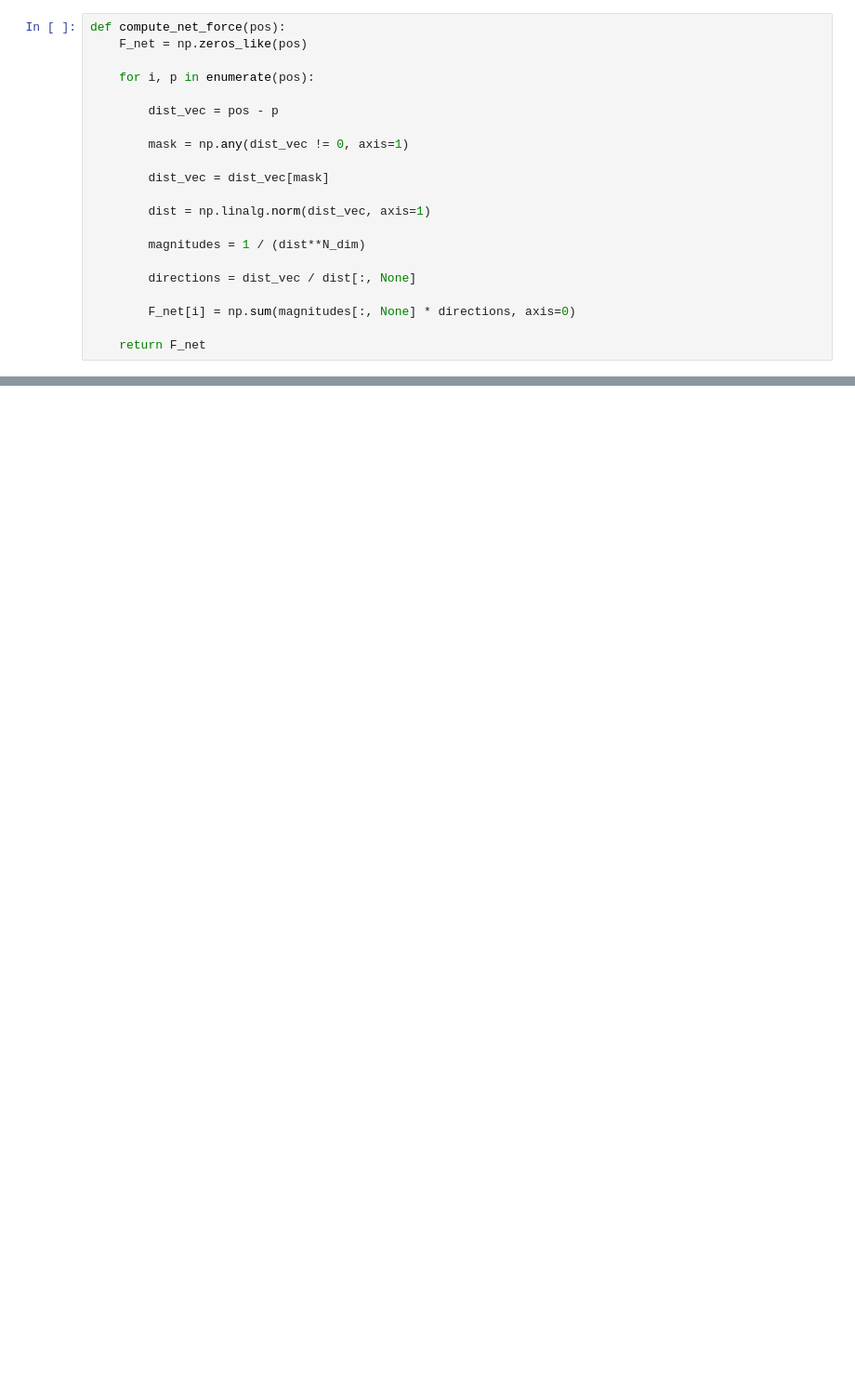
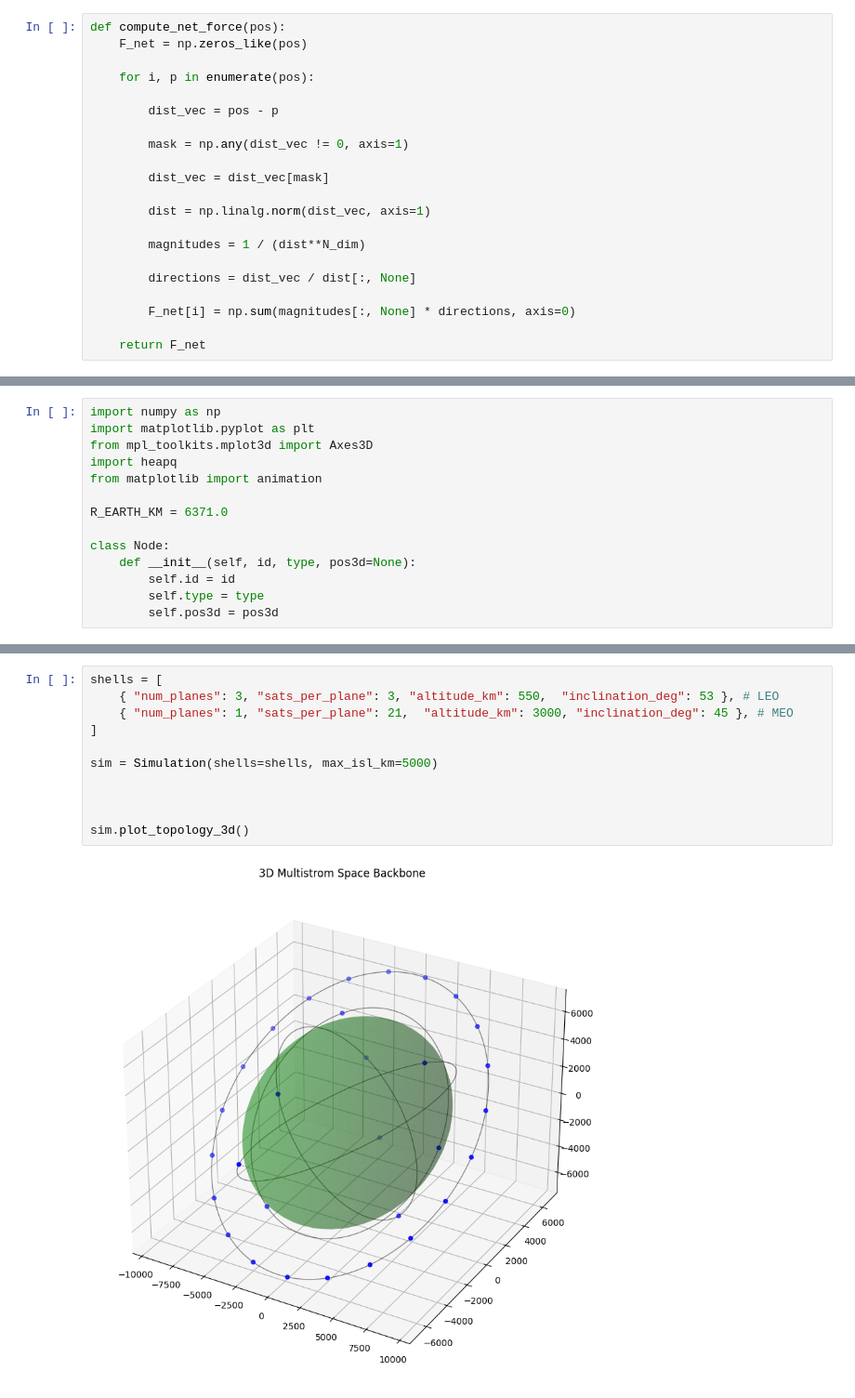
Before and after one commit to nasianikolova/Cluster-of-satellites, a Jupyter notebook: electrostatic.ipynb, the cells around one changed output, grey strips where cells are left out. Shown at 93% size. Saved outputs shown, nothing was run; the diff lists cells and outputs as text; blank space fills up the shorter version.

```diff
--- a/electrostatic.ipynb
+++ b/electrostatic.ipynb
@@ -217,0 +220,14 @@ plot_positions_3d(pos_current)
+# %%
+import numpy as np
+import matplotlib.pyplot as plt
+from mpl_toolkits.mplot3d import Axes3D
+import heapq
+from matplotlib import animation
+
+R_EARTH_KM = 6371.0
+
+class Node:
+    def __init__(self, id, type, pos3d=None):
+        self.id = id
+        self.type = type
+        self.pos3d = pos3d
@@ -217,0 +359,13 @@ plot_positions_3d(pos_current)
+# %%
+shells = [
+    { "num_planes": 3, "sats_per_plane": 3, "altitude_km": 550,  "inclination_deg": 53 }, # LEO
+    { "num_planes": 1, "sats_per_plane": 21,  "altitude_km": 3000, "inclination_deg": 45 }, # MEO
+]
+
+sim = Simulation(shells=shells, max_isl_km=5000)
+
+
+
+sim.plot_topology_3d()
+# %% [output]
+[figure, added]
```
Also changed, not shown: parts of 12 cells of this notebook, 1 other file.
